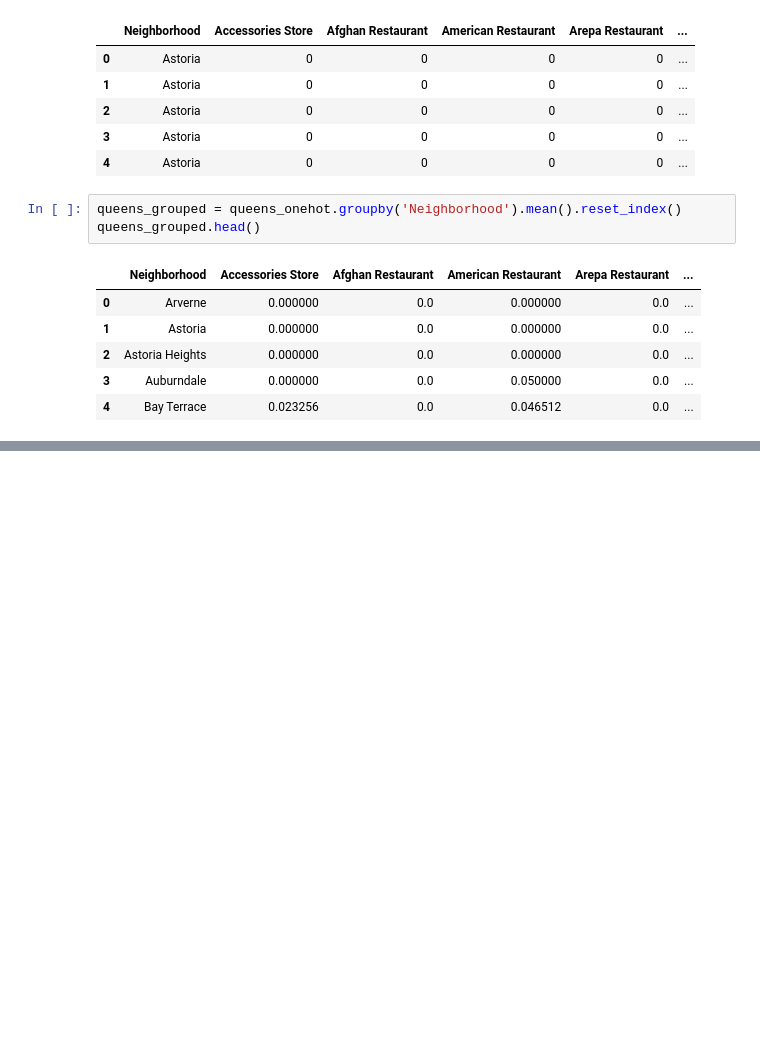
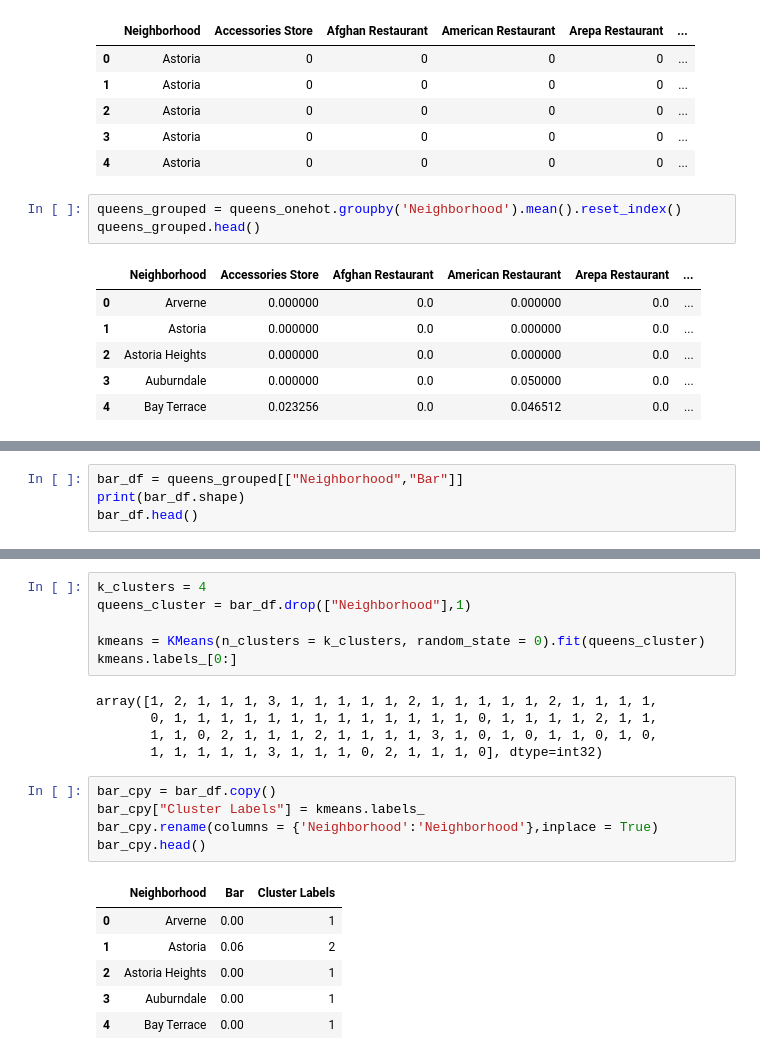
Before and after one commit to strange1120/battle-of-the-neighborhoods, a Jupyter notebook: battle-of-the-neighborhoods.ipynb, the cells around one changed output, grey strips where cells are left out. Cells and saved outputs as stored; diff of their text form; blank space fills up the shorter version.

```diff
--- a/battle-of-the-neighborhoods.ipynb
+++ b/battle-of-the-neighborhoods.ipynb
@@ -234,0 +239,4 @@ queens_grouped.head()
+# %%
+bar_df = queens_grouped[["Neighborhood","Bar"]]
+print(bar_df.shape)
+bar_df.head()
@@ -234,0 +251,23 @@ queens_grouped.head()
+# %%
+k_clusters = 4
+queens_cluster = bar_df.drop(["Neighborhood"],1)
+
+kmeans = KMeans(n_clusters = k_clusters, random_state = 0).fit(queens_cluster)
+kmeans.labels_[0:]
+# %% [output]
+array([1, 2, 1, 1, 1, 3, 1, 1, 1, 1, 1, 2, 1, 1, 1, 1, 1, 2, 1, 1, 1, 1,
+       0, 1, 1, 1, 1, 1, 1, 1, 1, 1, 1, 1, 1, 1, 0, 1, 1, 1, 1, 2, 1, 1,
+       1, 1, 0, 2, 1, 1, 1, 2, 1, 1, 1, 1, 3, 1, 0, 1, 0, 1, 1, 0, 1, 0,
+       1, 1, 1, 1, 1, 3, 1, 1, 1, 0, 2, 1, 1, 1, 0], dtype=int32)
+# %%
+bar_cpy = bar_df.copy()
+bar_cpy["Cluster Labels"] = kmeans.labels_
+bar_cpy.rename(columns = {'Neighborhood':'Neighborhood'},inplace = True)
+bar_cpy.head()
+# %% [output]
+|  | Neighborhood | Bar | Cluster Labels |
+| 0 | Arverne | 0.00 | 1 |
+| 1 | Astoria | 0.06 | 2 |
+| 2 | Astoria Heights | 0.00 | 1 |
+| 3 | Auburndale | 0.00 | 1 |
+| 4 | Bay Terrace | 0.00 | 1 |
```
Also changed, not shown: parts of 2 cells of this notebook.
